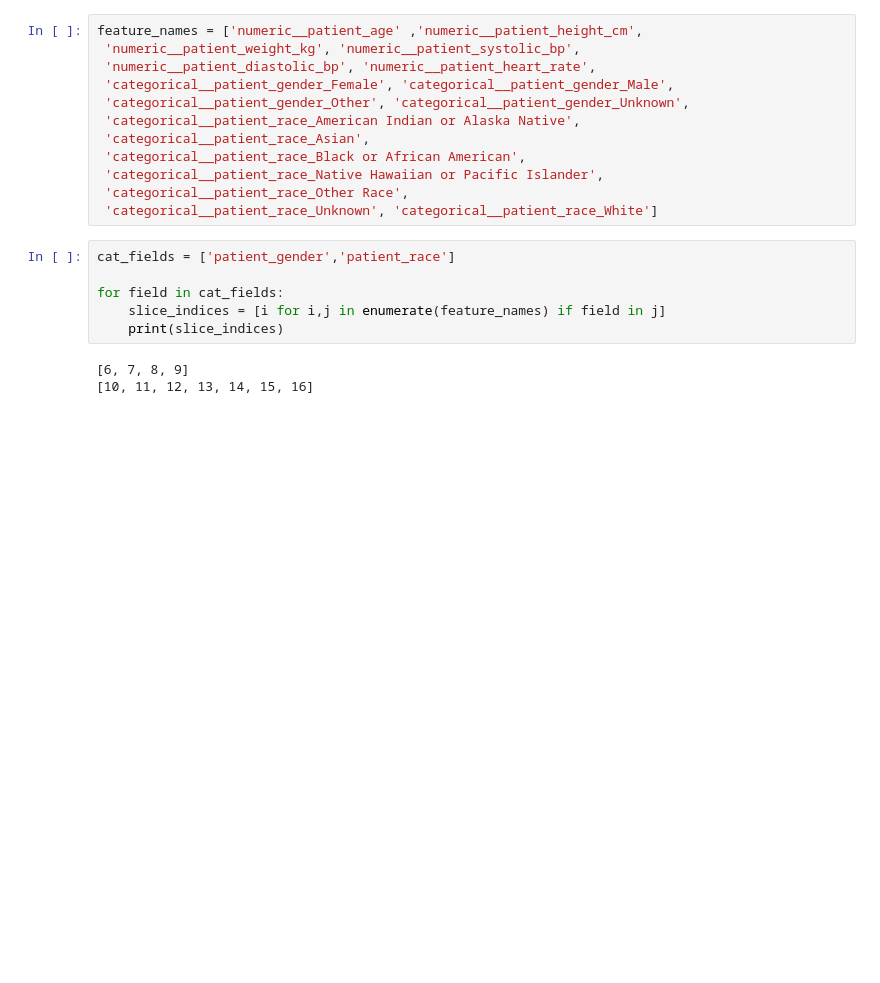
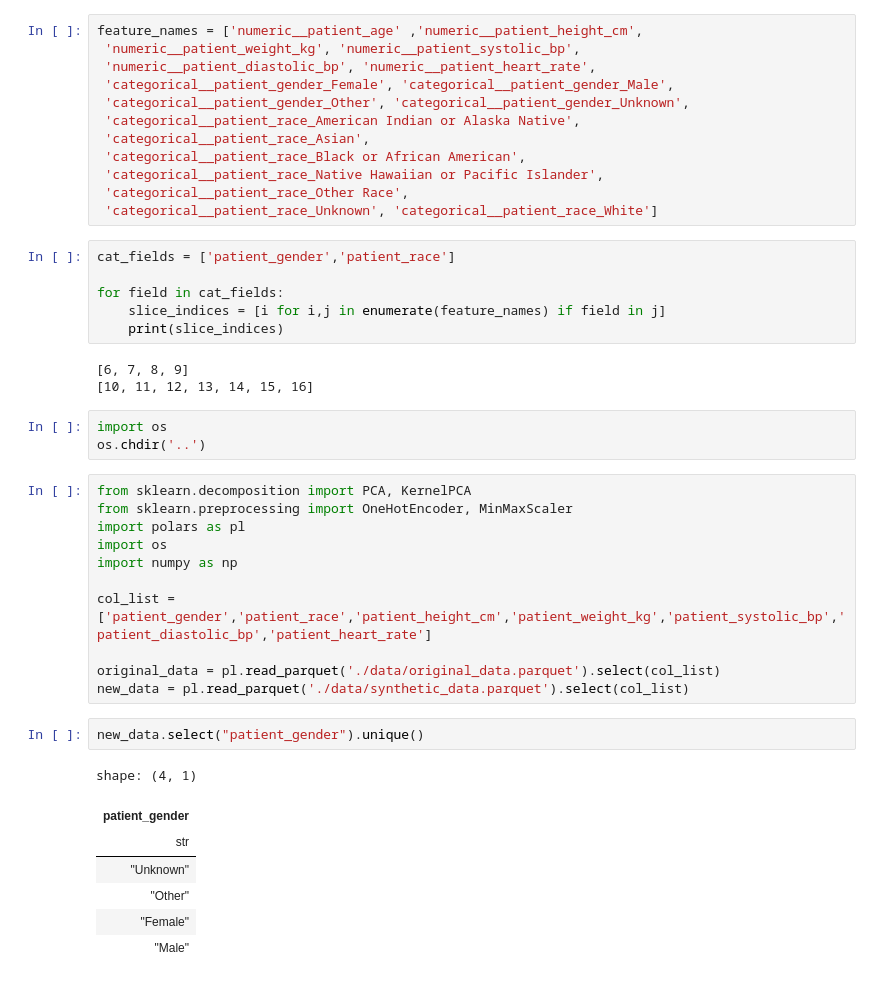
Before and after one commit to tjurjevich/synthetic_patient_generation, a Jupyter notebook: notebooks/testing.ipynb, the cells around one changed output. Saved outputs shown, nothing was run; the diff lists cells and outputs as text; blank space fills up the shorter version.

```diff
--- a/notebooks/testing.ipynb
+++ b/notebooks/testing.ipynb
@@ -127,3 +127,27 @@ for field in cat_fields:
 # %% [output]
 [6, 7, 8, 9]
 [10, 11, 12, 13, 14, 15, 16]
+# %%
+import os
+os.chdir('..')
+# %%
+from sklearn.decomposition import PCA, KernelPCA
+from sklearn.preprocessing import OneHotEncoder, MinMaxScaler
+import polars as pl
+import os
+import numpy as np
+
+col_list = ['patient_gender','patient_race','patient_height_cm','patient_weight_kg','patient_systolic_bp','patient_diastolic_bp','patient_heart_rate']
+
+original_data = pl.read_parquet('./data/original_data.parquet').select(col_list)
+new_data = pl.read_parquet('./data/synthetic_data.parquet').select(col_list)
+# %%
+new_data.select("patient_gender").unique()
+# %% [output]
+shape: (4, 1)
+| patient_gender |
+| str |
+| "Unknown" |
+| "Other" |
+| "Female" |
+| "Male" |
```
Also changed, not shown: parts of 3 cells of this notebook.
